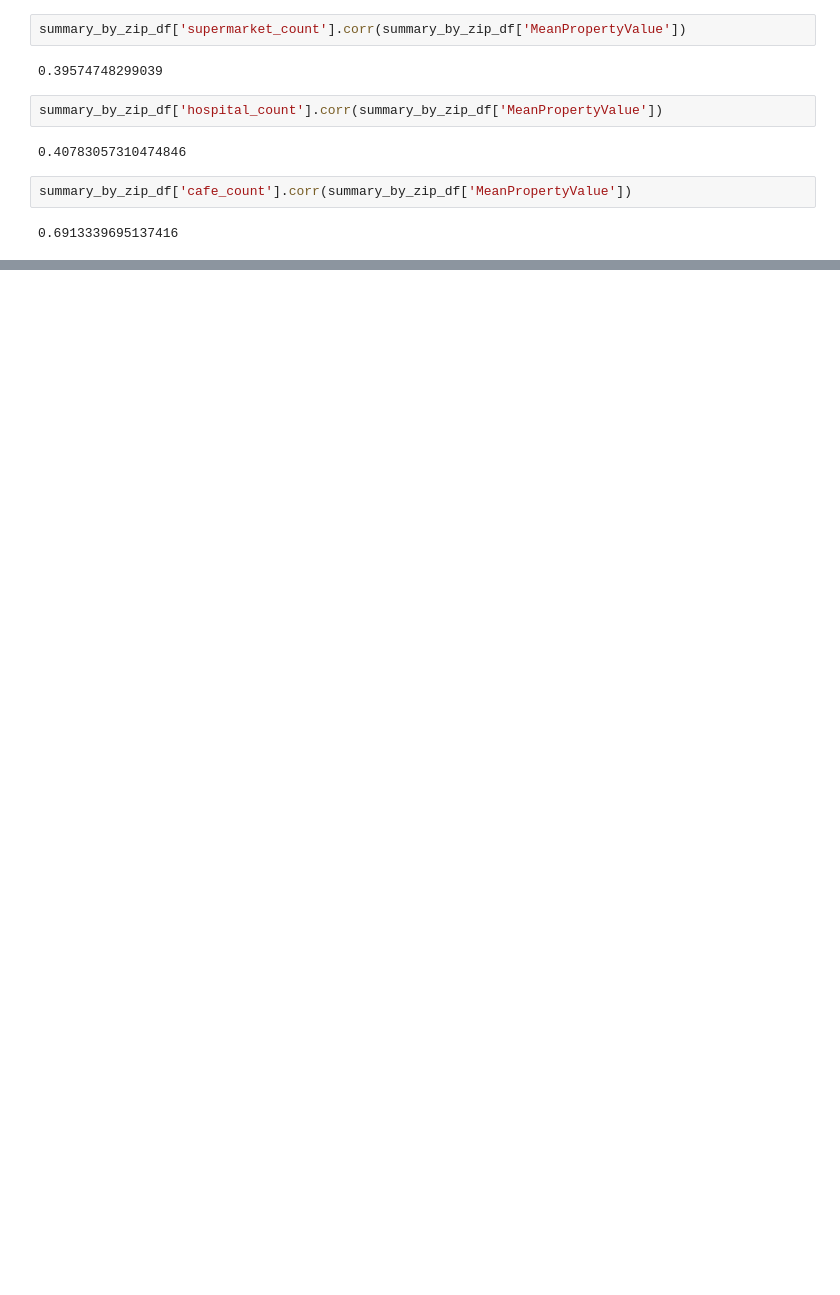
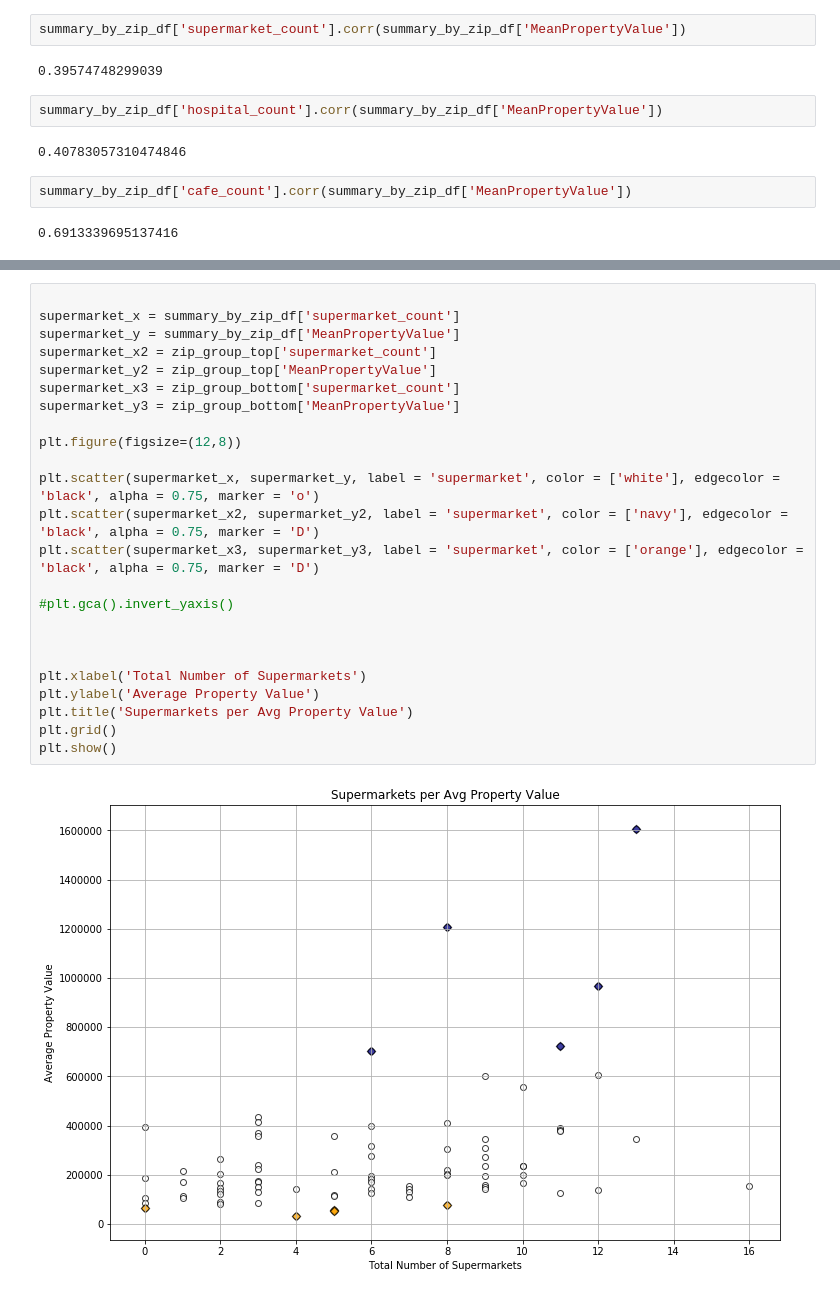
Before and after one commit to amy676767/Group_project, a Jupyter notebook: 2_visualize-property-values-and-businesses.ipynb, the cells around one changed output, grey strips where cells are left out. Drawn from its saved outputs; the diff is of its cells as text; blank space fills up the shorter version.

```diff
--- a/2_visualize-property-values-and-businesses.ipynb
+++ b/2_visualize-property-values-and-businesses.ipynb
@@ -160,0 +194,26 @@ summary_by_zip_df['cafe_count'].corr(summary_by_zip_df['MeanPropertyValue'])
+# %%
+
+supermarket_x = summary_by_zip_df['supermarket_count']
+supermarket_y = summary_by_zip_df['MeanPropertyValue']
+supermarket_x2 = zip_group_top['supermarket_count']
+supermarket_y2 = zip_group_top['MeanPropertyValue']
+supermarket_x3 = zip_group_bottom['supermarket_count']
+supermarket_y3 = zip_group_bottom['MeanPropertyValue']
+
+plt.figure(figsize=(12,8))
+
+plt.scatter(supermarket_x, supermarket_y, label = 'supermarket', color = ['white'], edgecolor = 'black', alpha = 0.75, marker = 'o')
+plt.scatter(supermarket_x2, supermarket_y2, label = 'supermarket', color = ['navy'], edgecolor = 'black', alpha = 0.75, marker = 'D')
+plt.scatter(supermarket_x3, supermarket_y3, label = 'supermarket', color = ['orange'], edgecolor = 'black', alpha = 0.75, marker = 'D')
+
+#plt.gca().invert_yaxis()
+
+
+
+plt.xlabel('Total Number of Supermarkets')
+plt.ylabel('Average Property Value')
+plt.title('Supermarkets per Avg Property Value')
+plt.grid()
+plt.show()
+# %% [output]
+[figure, added]
```
Also changed, not shown: parts of 8 cells of this notebook.
